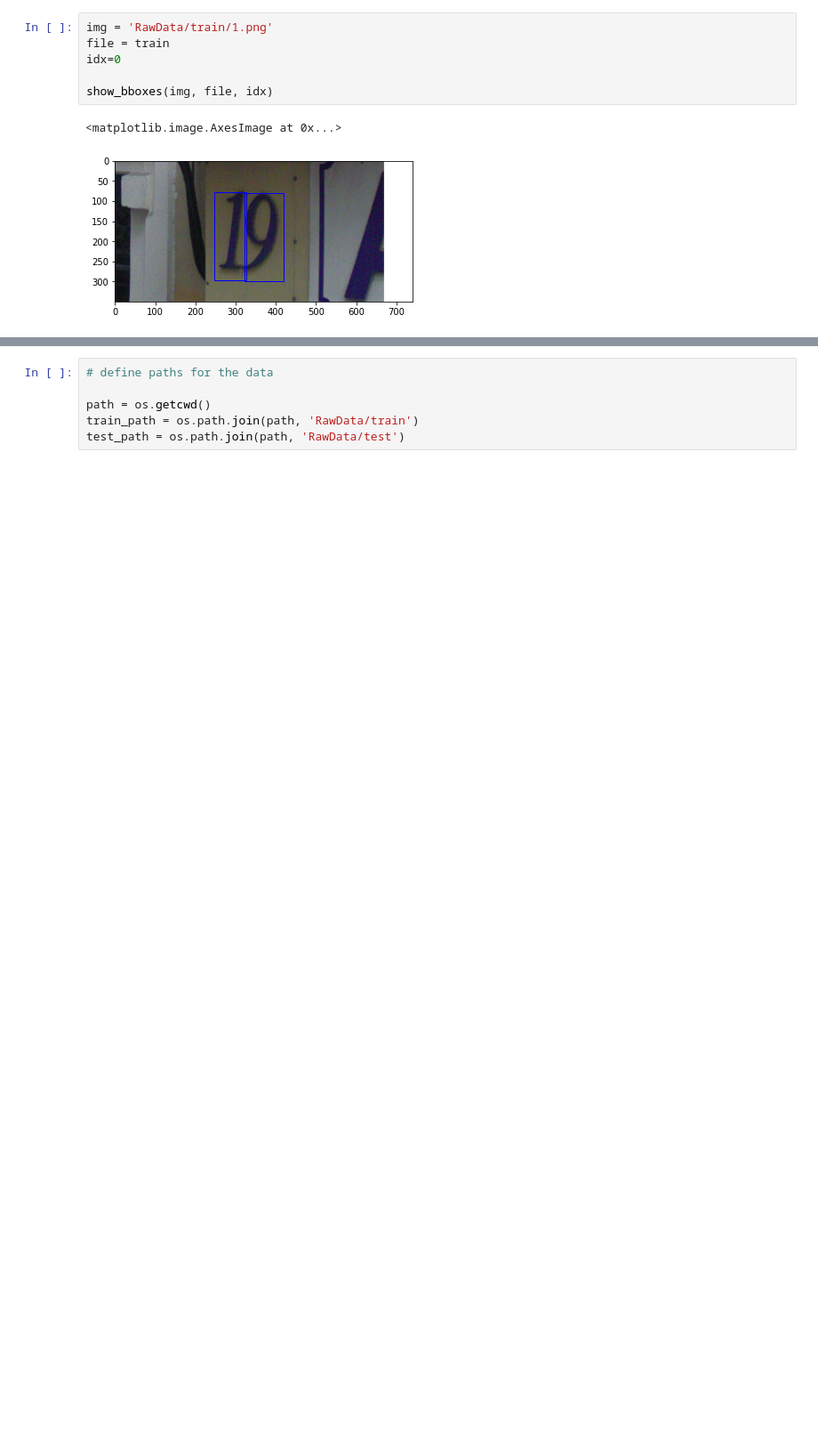
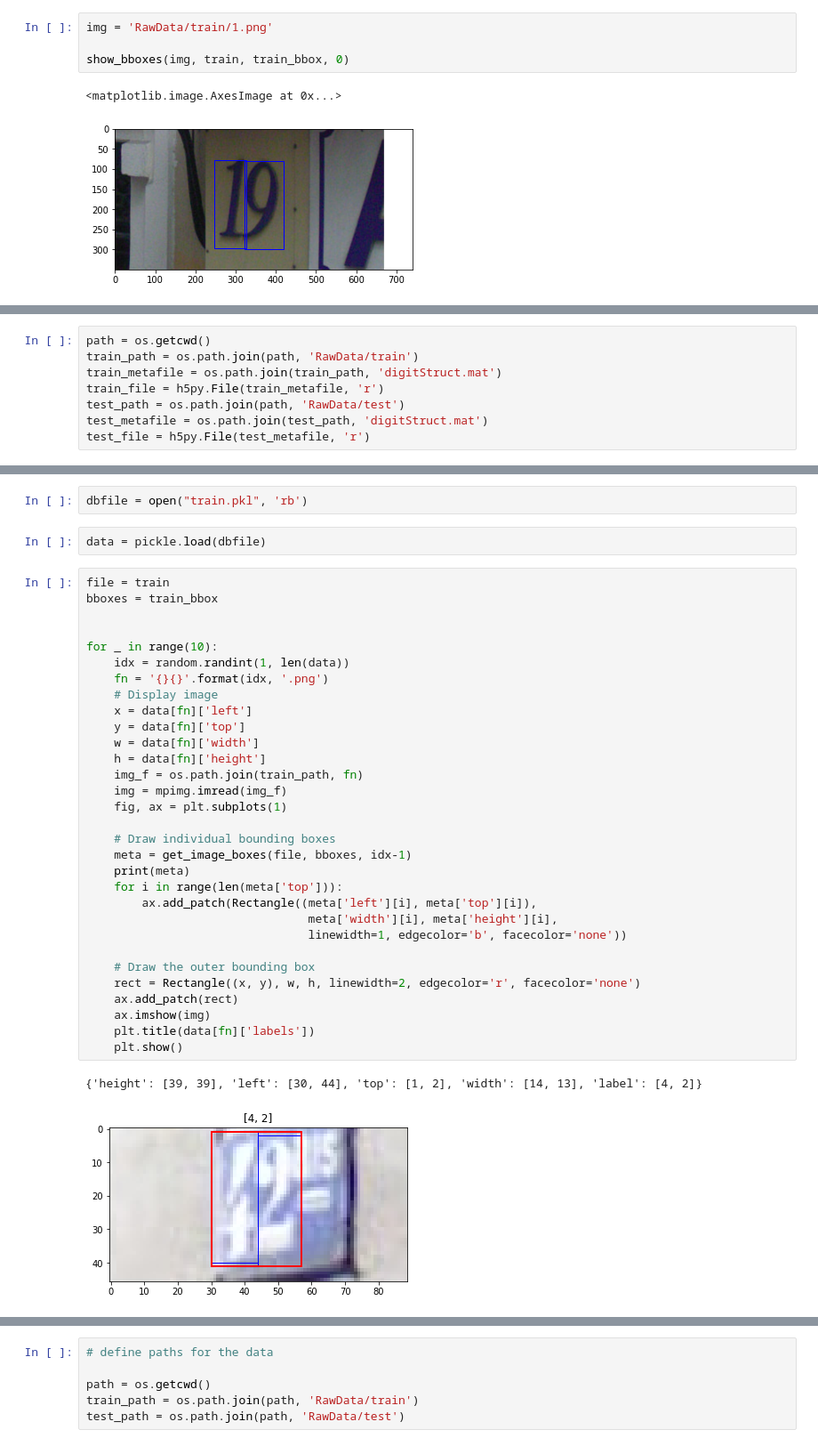
Before and after one commit to jabsneve/Computer_Vision_Capstone, a Jupyter notebook: Notebooks/04 CV Multi-digit Data Preprocessing.ipynb, the cells around one changed output, grey strips where cells are left out. Shown: that part at 89% size. Drawn from its saved outputs; the diff is of its cells as text; blank space fills up the shorter version.

```diff
--- a/Notebooks/04 CV Multi-digit Data Preprocessing.ipynb
+++ b/Notebooks/04 CV Multi-digit Data Preprocessing.ipynb
@@ -181,9 +150,7 @@ def show_bboxes(img, file, idx):
 # %%
 img = 'RawData/train/1.png'
-file = train
-idx=0
 
-show_bboxes(img, file, idx)
+show_bboxes(img, train, train_bbox, 0)
 # %% [output]
 <matplotlib.image.AxesImage at 0x...>
 [figure]
@@ -189,0 +192,8 @@ show_bboxes(img, file, idx)
+# %%
+path = os.getcwd()
+train_path = os.path.join(path, 'RawData/train')
+train_metafile = os.path.join(train_path, 'digitStruct.mat')
+train_file = h5py.File(train_metafile, 'r')
+test_path = os.path.join(path, 'RawData/test')
+test_metafile = os.path.join(test_path, 'digitStruct.mat')
+test_file = h5py.File(test_metafile, 'r')
@@ -189,0 +203,38 @@ show_bboxes(img, file, idx)
+# %%
+dbfile = open("train.pkl", 'rb')
+# %%
+data = pickle.load(dbfile)
+# %%
+file = train
+bboxes = train_bbox
+
+
+for _ in range(10):
+    idx = random.randint(1, len(data))
+    fn = '{}{}'.format(idx, '.png')
+    # Display image
+    x = data[fn]['left']
+    y = data[fn]['top']
+    w = data[fn]['width']
+    h = data[fn]['height']
+    img_f = os.path.join(train_path, fn)
+    img = mpimg.imread(img_f)
+    fig, ax = plt.subplots(1)
+
+    # Draw individual bounding boxes
+    meta = get_image_boxes(file, bboxes, idx-1)
+    print(meta)
+    for i in range(len(meta['top'])):
+        ax.add_patch(Rectangle((meta['left'][i], meta['top'][i]),
+                                meta['width'][i], meta['height'][i],
+                                linewidth=1, edgecolor='b', facecolor='none'))
+
+    # Draw the outer bounding box
+    rect = Rectangle((x, y), w, h, linewidth=2, edgecolor='r', facecolor='none')
+    ax.add_patch(rect)
+    ax.imshow(img)
+    plt.title(data[fn]['labels'])
+    plt.show()
+# %% [output]
+{'height': [39, 39], 'left': [30, 44], 'top': [1, 2], 'width': [14, 13], 'label': [4, 2]}
+[figure, added]
```
Also changed, not shown: parts of 35 cells of this notebook.
